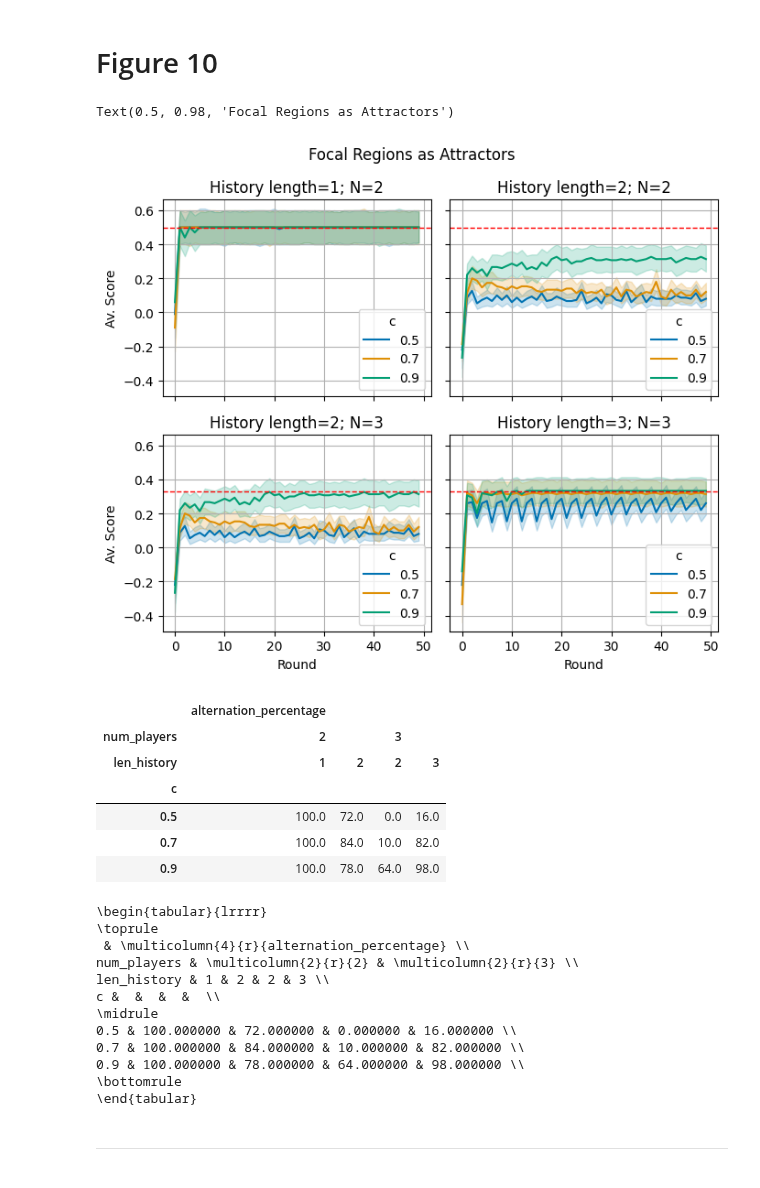
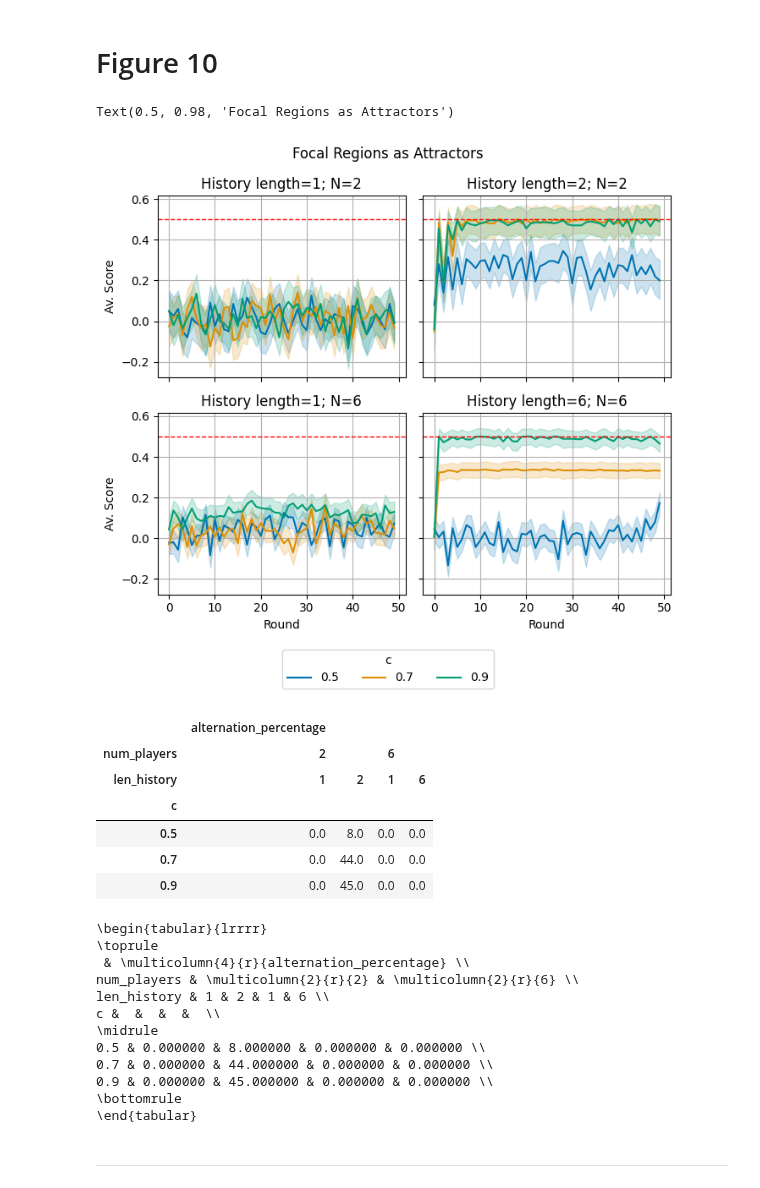
Before and after one commit to EAndrade-Lotero/Cognitive_Models_El_Farol_Bar_Problem, a Jupyter notebook: Figures for article/Figure10.ipynb, the cells around one changed output. Cells and saved outputs as stored; diff of their text form; code cells hidden in the pictures.

Commit message:
fix figures & add FRA fit to data

```diff
--- a/Figures for article/Figure10.ipynb
+++ b/Figures for article/Figure10.ipynb
@@ -33,20 +33,21 @@ free_parameters = {
 }
 simulation_parameters = {
 	'num_rounds': 50,
-    'num_episodes': 50,
+    'num_episodes': 100,
 	'verbose': False
 }
 # %%
 df_list = []
 
-for N in [2, 3]:
-    for len_history in [1, 2]:
+for N in [2, 6]:
+    if N == 2:
+        lengths = [1 ,2]
+    else:
+        lengths = [1, 6]
+    for len_history in lengths:
         for c in [0.5, 0.7, 0.9]:
             free_parameters['c'] = c
-            if N == 3:
-                free_parameters['len_history'] = len_history + 1
-            else:
-                free_parameters['len_history'] = len_history
+            free_parameters['len_history'] = len_history
             fixed_parameters['num_agents'] = N
             raw_df = Performer.sim(
                 agent_class=FocalRegionAgent,
@@ -73,48 +74,57 @@ fig, axes = plt.subplots(
 
 sns.lineplot(
     x='round', y='score', hue='c',
-    data=raw_df[(raw_df['len_history'] == 2) & (raw_df['num_agents'] == 2)],
+    data=raw_df[(raw_df['len_history'] == 1) & (raw_df['num_agents'] == 2)],
     ax=axes[0, 0], palette='colorblind'
 )
 axes[0, 0].set_title('History length=1; N=2')
 axes[0, 0].axhline(y=0.5, color='red', linestyle='--', linewidth=1)
 
 sns.lineplot(
     x='round', y='score', hue='c',
-    data=raw_df[(raw_df['len_history'] == 2) & (raw_df['num_agents'] == 3)],
+    data=raw_df[(raw_df['len_history'] == 2) & (raw_df['num_agents'] == 2)],
     ax=axes[0, 1], palette='colorblind'
 )
 axes[0, 1].set_title('History length=2; N=2')
 axes[0, 1].axhline(y=0.5, color='red', linestyle='--', linewidth=1)
 
 sns.lineplot(
     x='round', y='score', hue='c',
-    data=raw_df[(raw_df['len_history'] == 2) & (raw_df['num_agents'] == 3)],
+    data=raw_df[(raw_df['len_history'] == 1) & (raw_df['num_agents'] == 6)],
     ax=axes[1, 0], palette='colorblind'
 )
-axes[1, 0].set_title('History length=2; N=3')
-axes[1, 0].axhline(y=0.33, color='red', linestyle='--', linewidth=1)
+axes[1, 0].set_title('History length=1; N=6')
+axes[1, 0].axhline(y=0.5, color='red', linestyle='--', linewidth=1)
 
 sns.lineplot(
     x='round', y='score', hue='c',
-    data=raw_df[(raw_df['len_history'] == 3) & (raw_df['num_agents'] == 3)],
+    data=raw_df[(raw_df['len_history'] == 6) & (raw_df['num_agents'] == 6)],
     ax=axes[1, 1], palette='colorblind'
 )
-axes[1, 1].set_title('History length=3; N=3')
-axes[1, 1].axhline(y=0.33, color='red', linestyle='--', linewidth=1)
+axes[1, 1].set_title('History length=6; N=6')
+axes[1, 1].axhline(y=0.5, color='red', linestyle='--', linewidth=1)
 
 for f, c in grid:
     axes[f, c].set_xlabel('Round')
     axes[f, c].set_ylabel('Av. Score')
-    axes[f, c].legend(title='')
+    axes[f, c].legend().remove()
     axes[f, c].grid()
-    axes[f, c].legend(title='c')
+
+handles, labels = axes[0, 0].get_legend_handles_labels()
+fig.legend(
+    handles,
+    labels,
+    loc='lower center',
+    ncol=3,
+    bbox_to_anchor=(0.5, -.1),
+    title='c'
+)
 
 
 fig.suptitle('Focal Regions as Attractors')
 # %% [output]
 Text(0.5, 0.98, 'Focal Regions as Attractors')
-[figure, old version]
+[figure, new version]
 # %%
 fig.savefig(PATHS['figures_for_paper'] / 'Figure10.png', dpi=300, bbox_inches='tight')
 # %%
@@ -136,25 +146,25 @@ alt_table = pd.pivot_table(
 alt_table
 # %% [output]
 |  | alternation_percentage |  |  |  |
-| num_players | 2 |  | 3 |  |
-| len_history | 1 | 2 | 2 | 3 |
+| num_players | 2 |  | 6 |  |
+| len_history | 1 | 2 | 1 | 6 |
 | c |  |  |  |  |
-| 0.5 | 100.0 | 72.0 | 0.0 | 16.0 |
-| 0.7 | 100.0 | 84.0 | 10.0 | 82.0 |
-| 0.9 | 100.0 | 78.0 | 64.0 | 98.0 |
+| 0.5 | 0.0 | 8.0 | 0.0 | 0.0 |
+| 0.7 | 0.0 | 44.0 | 0.0 | 0.0 |
+| 0.9 | 0.0 | 45.0 | 0.0 | 0.0 |
 # %%
 print(alt_table.to_latex())
 # %% [output]
 \begin{tabular}{lrrrr}
 \toprule
  & \multicolumn{4}{r}{alternation_percentage} \\
-num_players & \multicolumn{2}{r}{2} & \multicolumn{2}{r}{3} \\
-len_history & 1 & 2 & 2 & 3 \\
+num_players & \multicolumn{2}{r}{2} & \multicolumn{2}{r}{6} \\
+len_history & 1 & 2 & 1 & 6 \\
 c &  &  &  &  \\
 \midrule
-0.5 & 100.000000 & 72.000000 & 0.000000 & 16.000000 \\
-0.7 & 100.000000 & 84.000000 & 10.000000 & 82.000000 \\
-0.9 & 100.000000 & 78.000000 & 64.000000 & 98.000000 \\
+0.5 & 0.000000 & 8.000000 & 0.000000 & 0.000000 \\
+0.7 & 0.000000 & 44.000000 & 0.000000 & 0.000000 \\
+0.9 & 0.000000 & 45.000000 & 0.000000 & 0.000000 \\
 \bottomrule
 \end{tabular}
 # %% [markdown]
```
Also changed, not shown: 10 other files.
